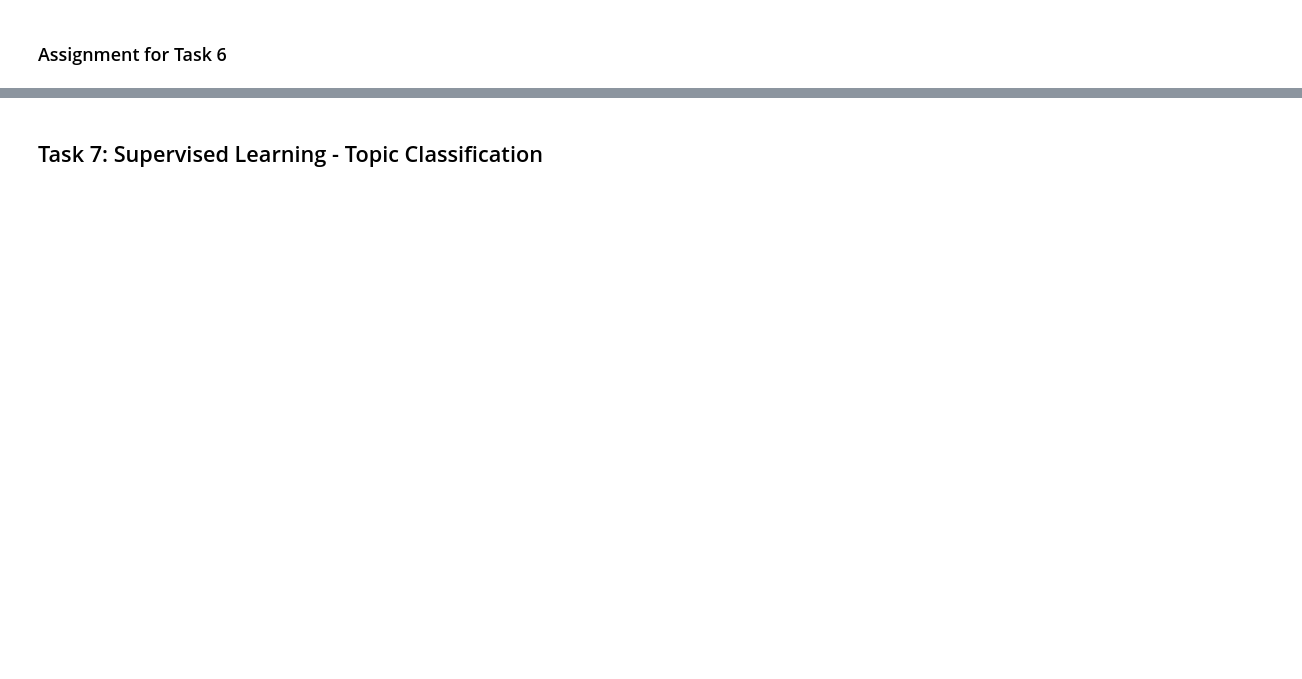
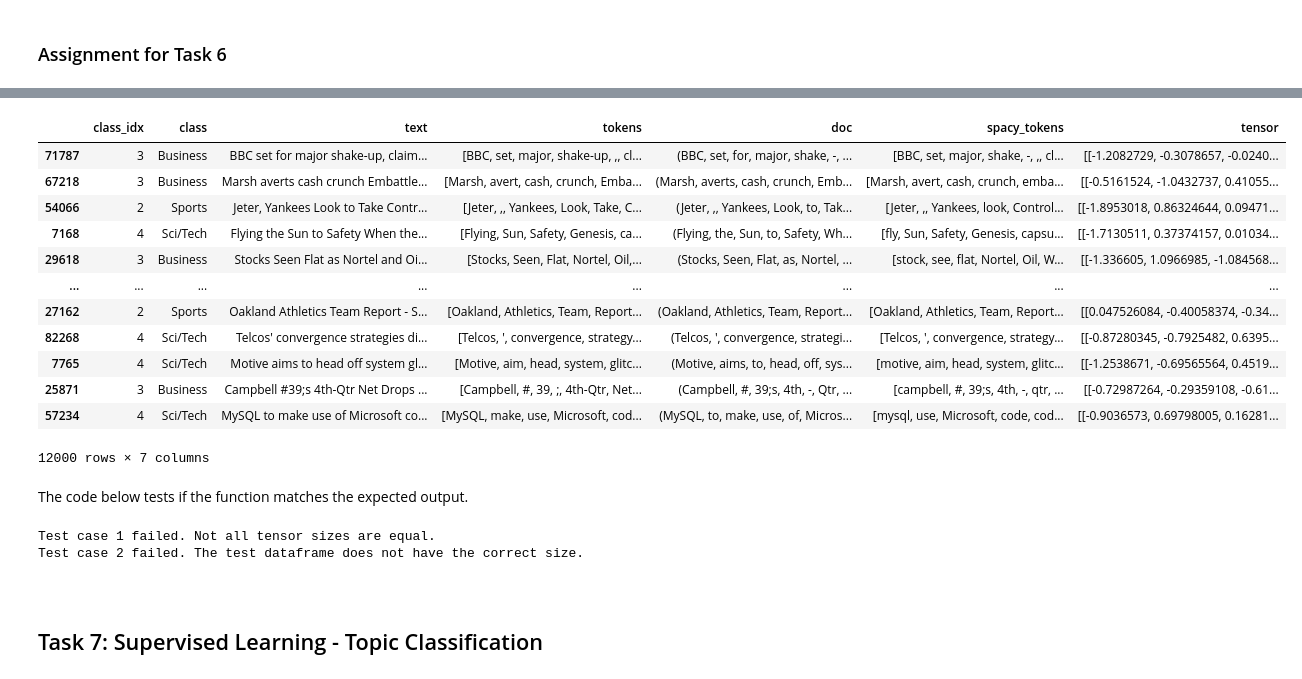
Before and after one commit to MultiX-Amsterdam/data-science-book-uva-2023, a Jupyter notebook: _build/html/_sources/docs/modules/text-data-module/tutorial-text-data.ipynb, the cells around one changed output, grey strips where cells are left out. Saved outputs shown, nothing was run; the diff lists cells and outputs as text; code cells hidden in the pictures; blank space fills up the shorter version.

```diff
--- a/_build/html/_sources/docs/modules/text-data-module/tutorial-text-data.ipynb
+++ b/_build/html/_sources/docs/modules/text-data-module/tutorial-text-data.ipynb
@@ -752,0 +999,11 @@ There are several techniques to generate word embeddings, but one of the most po
+# %%
+# Reformat df_test.
+df_test = reformat_data(df_test)
+
+# NLTK preprocessing.
+df_test = answer_remove_stopwords(answer_tokenize_and_lemmatize(df_test))
+
+# spaCy preprocessing.
+df_test = answer_spacy_tokens(add_spacy(df_test))
+
+display(df_test)
@@ -783,0 +1089,17 @@ There are several techniques to generate word embeddings, but one of the most po
+# %%
+answer_df_train, answer_df_test = answer_add_padded_tensors(answer_df, df_test)
+display(answer_df_train)
+# %% [output]
+|  | class_idx | class | text | tokens | doc | spacy_tokens | tensor |
+| 71787 | 3 | Business | BBC set for major shake-up, claim... | [BBC, set, major, shake-up, ,, cl... | (BBC, set, for, major, shake, -, ... | [BBC, set, major, shake, -, ,, cl... | [[-1.2082729, -0.3078657, -0.0240... |
+| 67218 | 3 | Business | Marsh averts cash crunch Embattle... | [Marsh, avert, cash, crunch, Emba... | (Marsh, averts, cash, crunch, Emb... | [Marsh, avert, cash, crunch, emba... | [[-0.5161524, -1.0432737, 0.41055... |
+| 54066 | 2 | Sports | Jeter, Yankees Look to Take Contr... | [Jeter, ,, Yankees, Look, Take, C... | (Jeter, ,, Yankees, Look, to, Tak... | [Jeter, ,, Yankees, look, Control... | [[-1.8953018, 0.86324644, 0.09471... |
+| 7168 | 4 | Sci/Tech | Flying the Sun to Safety When the... | [Flying, Sun, Safety, Genesis, ca... | (Flying, the, Sun, to, Safety, Wh... | [fly, Sun, Safety, Genesis, capsu... | [[-1.7130511, 0.37374157, 0.01034... |
+| 29618 | 3 | Business | Stocks Seen Flat as Nortel and Oi... | [Stocks, Seen, Flat, Nortel, Oil,... | (Stocks, Seen, Flat, as, Nortel, ... | [stock, see, flat, Nortel, Oil, W... | [[-1.336605, 1.0966985, -1.084568... |
+| ... | ... | ... | ... | ... | ... | ... | ... |
+| 27162 | 2 | Sports | Oakland Athletics Team Report - S... | [Oakland, Athletics, Team, Report... | (Oakland, Athletics, Team, Report... | [Oakland, Athletics, Team, Report... | [[0.047526084, -0.40058374, -0.34... |
+| 82268 | 4 | Sci/Tech | Telcos' convergence strategies di... | [Telcos, ', convergence, strategy... | (Telcos, ', convergence, strategi... | [Telcos, ', convergence, strategy... | [[-0.87280345, -0.7925482, 0.6395... |
+| 7765 | 4 | Sci/Tech | Motive aims to head off system gl... | [Motive, aim, head, system, glitc... | (Motive, aims, to, head, off, sys... | [motive, aim, head, system, glitc... | [[-1.2538671, -0.69565564, 0.4519... |
+| 25871 | 3 | Business | Campbell #39;s 4th-Qtr Net Drops ... | [Campbell, #, 39, ;, 4th-Qtr, Net... | (Campbell, #, 39;s, 4th, -, Qtr, ... | [campbell, #, 39;s, 4th, -, qtr, ... | [[-0.72987264, -0.29359108, -0.61... |
+| 57234 | 4 | Sci/Tech | MySQL to make use of Microsoft co... | [MySQL, make, use, Microsoft, cod... | (MySQL, to, make, use, of, Micros... | [mysql, use, Microsoft, code, cod... | [[-0.9036573, 0.69798005, 0.16281... |
+12000 rows × 7 columns
@@ -784,2 +1130,21 @@ There are several techniques to generate word embeddings, but one of the most po
+# %% [markdown]
+The code below tests if the function matches the expected output.
+# %%
+try:
+    assert df_train['tensor'].apply(lambda x: x.shape).unique() == df_test['tensor'].apply(lambda x: x.shape).unique()
+    print("Test case 1 passed.")
+except:
+    print("Test case 1 failed. Not all tensor sizes are equal.")
+
+try:
+    assert df_test.shape[0] == 760
+    print("Test case 1 passed.")
+except:
+    print("Test case 2 failed. The test dataframe does not have the correct size.")
+# %% [output]
+Test case 1 failed. Not all tensor sizes are equal.
+Test case 2 failed. The test dataframe does not have the correct size.
+# %% [markdown]
+<a name="t7"></a>
 # %% [markdown]
 ## Task 7: Supervised Learning - Topic Classification
```
Also changed, not shown: parts of 87 cells of this notebook, 58 other files.
